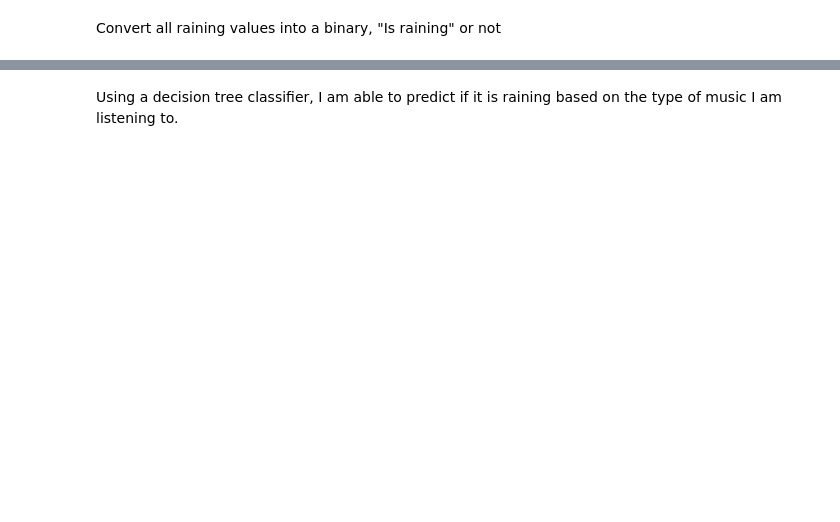
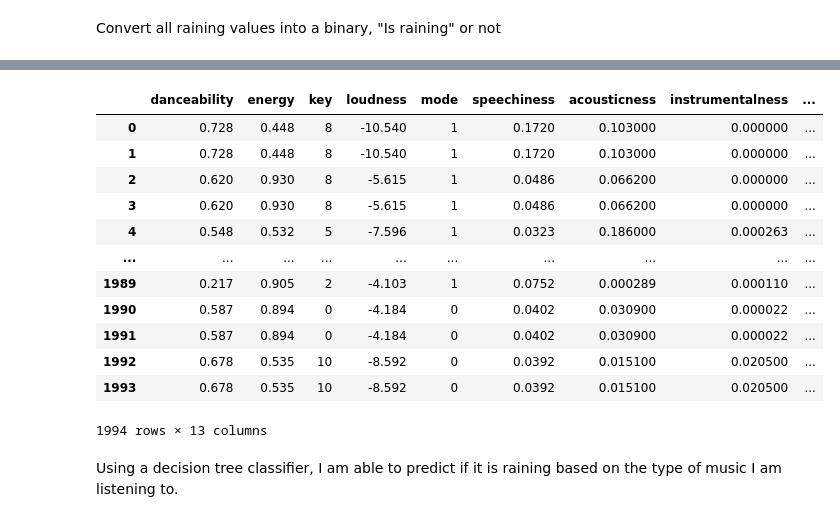
Before and after one commit to GU-Student-Projects/CPSC222, a Jupyter notebook: Final Project/final_project.ipynb, the cells around one changed output, grey strips where cells are left out. Saved outputs shown, nothing was run; the diff lists cells and outputs as text; code cells hidden in the pictures; blank space fills up the shorter version.

```diff
--- a/Final Project/final_project.ipynb
+++ b/Final Project/final_project.ipynb
@@ -32,3 +34,28 @@ x.head()
+# %%
+columns_to_drop = ['Year', 'Month', 'Day', 'time', 'trackName', 'albumName', 'artistName',
+                   'playlists.name', 'track_id', 'hour', 'date', 'precipcover', 'conditions']
+
+x = merged_dataset.drop(columns=columns_to_drop, axis=1)
+
+x.fillna(0, inplace=True)
+#x.to_csv('./cleaned_data/cleaned.csv', index=False)
+y = merged_dataset['precipcover']
+
+display(x)
+# %% [output]
+|  | danceability | energy | key | loudness | mode | speechiness | acousticness | instrumentalness | ... |
+| 0 | 0.728 | 0.448 | 8 | -10.540 | 1 | 0.1720 | 0.103000 | 0.000000 | ... |
+| 1 | 0.728 | 0.448 | 8 | -10.540 | 1 | 0.1720 | 0.103000 | 0.000000 | ... |
+| 2 | 0.620 | 0.930 | 8 | -5.615 | 1 | 0.0486 | 0.066200 | 0.000000 | ... |
+| 3 | 0.620 | 0.930 | 8 | -5.615 | 1 | 0.0486 | 0.066200 | 0.000000 | ... |
+| 4 | 0.548 | 0.532 | 5 | -7.596 | 1 | 0.0323 | 0.186000 | 0.000263 | ... |
+| ... | ... | ... | ... | ... | ... | ... | ... | ... | ... |
+| 1989 | 0.217 | 0.905 | 2 | -4.103 | 1 | 0.0752 | 0.000289 | 0.000110 | ... |
+| 1990 | 0.587 | 0.894 | 0 | -4.184 | 0 | 0.0402 | 0.030900 | 0.000022 | ... |
+| 1991 | 0.587 | 0.894 | 0 | -4.184 | 0 | 0.0402 | 0.030900 | 0.000022 | ... |
+| 1992 | 0.678 | 0.535 | 10 | -8.592 | 0 | 0.0392 | 0.015100 | 0.020500 | ... |
+| 1993 | 0.678 | 0.535 | 10 | -8.592 | 0 | 0.0392 | 0.015100 | 0.020500 | ... |
+1994 rows × 13 columns
 # %%
 from sklearn.model_selection import train_test_split
 x_train, x_test, y_train, y_test = train_test_split(x, y, test_size=0.2)
```
Also changed, not shown: parts of 7 cells of this notebook, 7 other files.
